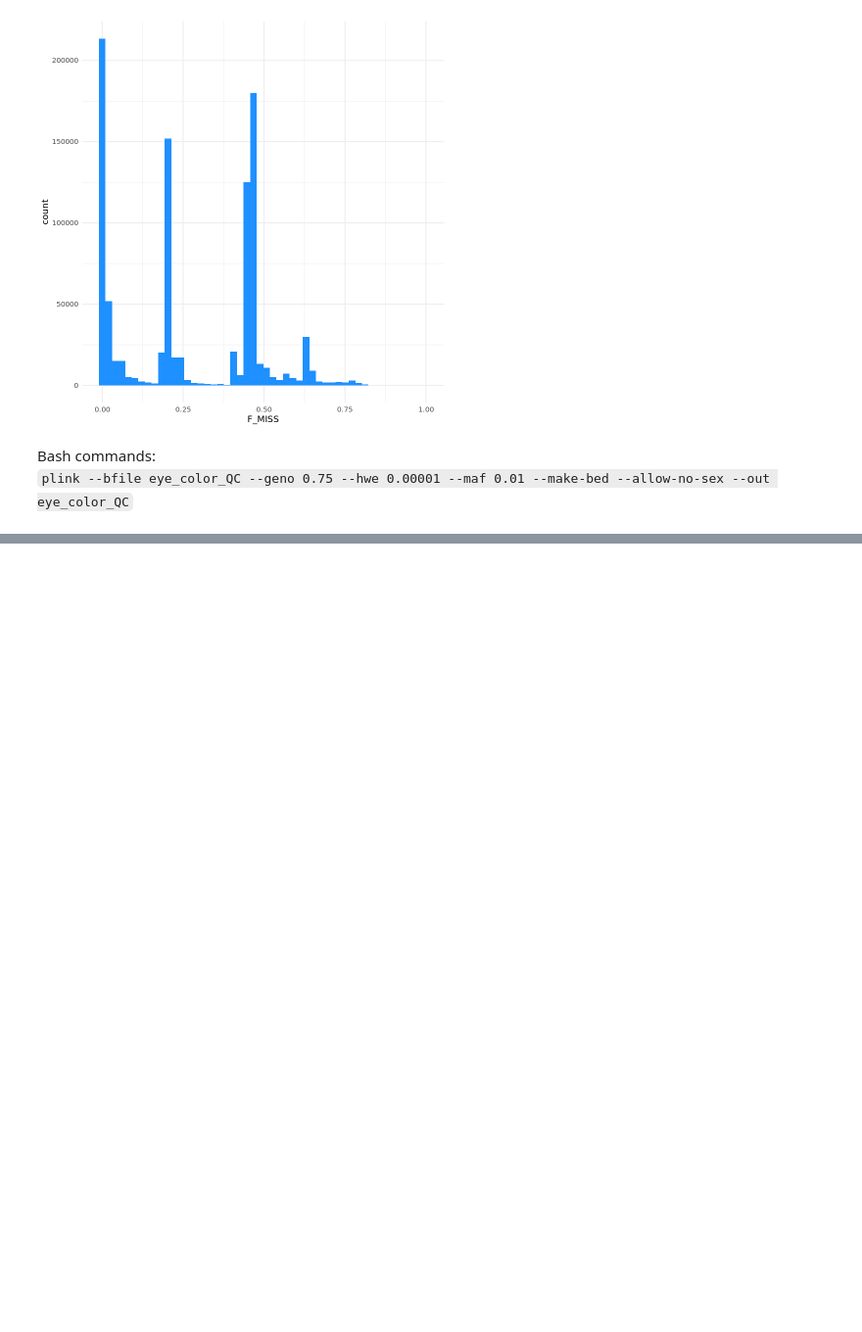
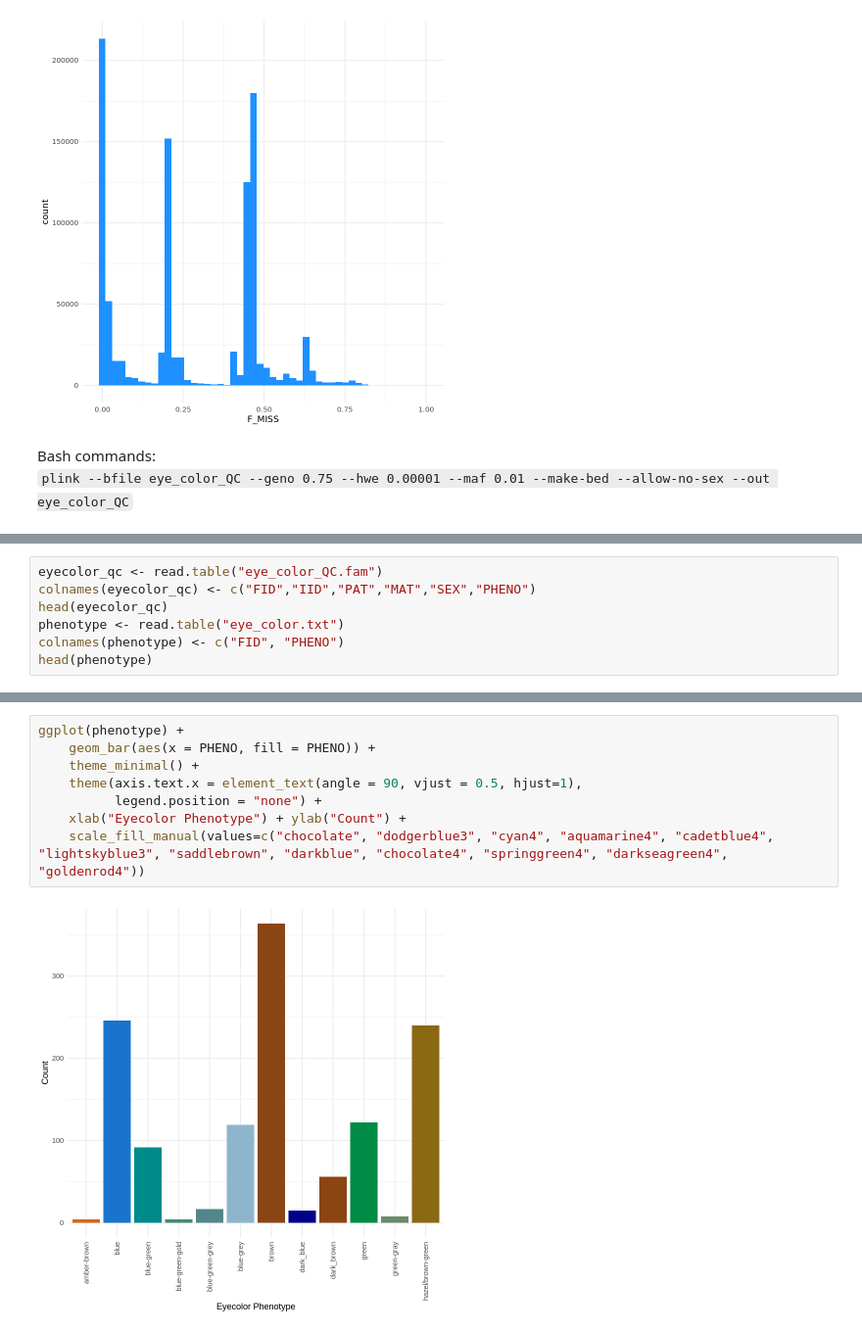
Before and after one commit to rimyjen/popgen-GWAS, a Jupyter notebook: gwas_eyecolor_rikke.ipynb, the cells around one changed output, grey strips where cells are left out. Shown at 98% size. Cells and saved outputs as stored; diff of their text form; blank space fills up the shorter version.

```diff
--- a/gwas_eyecolor_rikke.ipynb
+++ b/gwas_eyecolor_rikke.ipynb
@@ -164,0 +156,7 @@ Bash commands:
+# %%
+eyecolor_qc <- read.table("eye_color_QC.fam")
+colnames(eyecolor_qc) <- c("FID","IID","PAT","MAT","SEX","PHENO")
+head(eyecolor_qc)
+phenotype <- read.table("eye_color.txt")
+colnames(phenotype) <- c("FID", "PHENO")
+head(phenotype)
@@ -164,0 +182,10 @@ Bash commands:
+# %%
+ggplot(phenotype) +
+    geom_bar(aes(x = PHENO, fill = PHENO)) +
+    theme_minimal() +
+    theme(axis.text.x = element_text(angle = 90, vjust = 0.5, hjust=1),
+          legend.position = "none") +
+    xlab("Eyecolor Phenotype") + ylab("Count") +
+    scale_fill_manual(values=c("chocolate", "dodgerblue3", "cyan4", "aquamarine4", "cadetblue4", "lightskyblue3", "saddlebrown", "darkblue", "chocolate4", "springgreen4", "darkseagreen4", "goldenrod4"))
+# %% [output]
+[figure, added]
```
Also changed, not shown: parts of 5 cells of this notebook.
